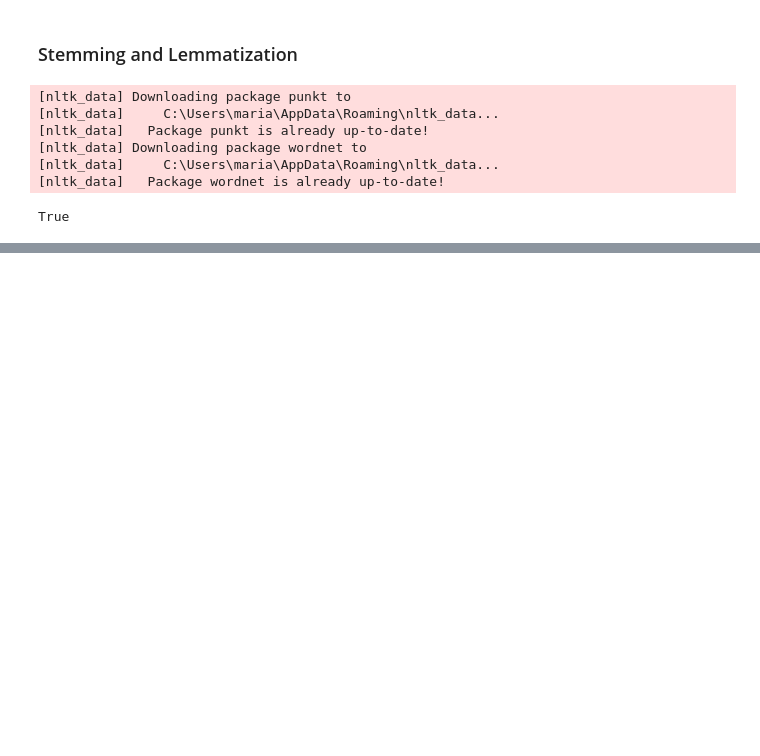
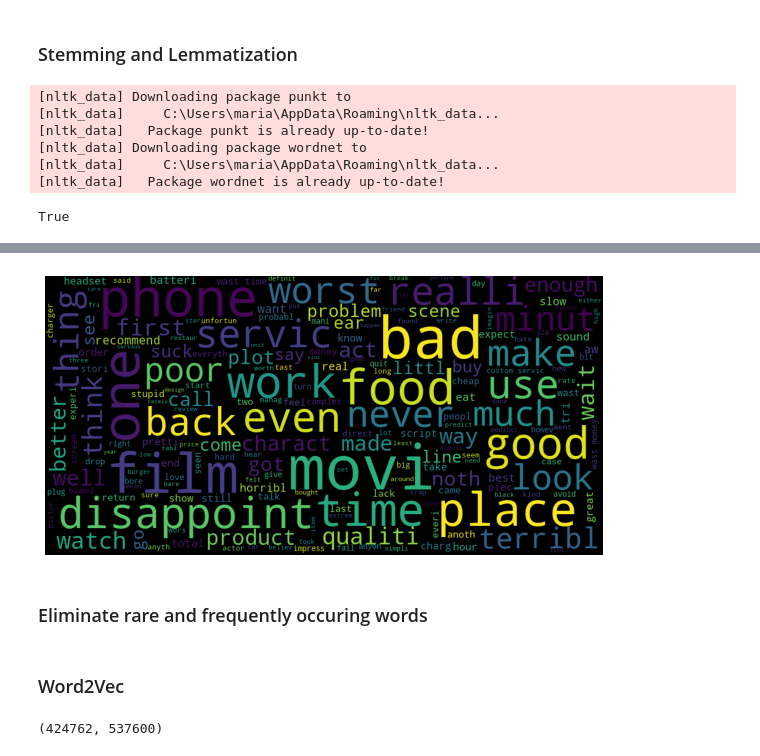
Before and after one commit to mariaaak/NLP---Sentiment-Analysis, a Jupyter notebook: Sentiment Analysis .ipynb, the cells around one changed output, grey strips where cells are left out. Cells and saved outputs as stored; diff of their text form; code cells hidden in the pictures; blank space fills up the shorter version.

```diff
--- a/Sentiment Analysis .ipynb
+++ b/Sentiment Analysis .ipynb
@@ -89,0 +141,21 @@ Name: Review, Length: 2769, dtype: object
+# %%
+wordcloud=WordCloud(width=1000, height=500, random_state=21, max_font_size=110).generate(negative_words)
+plt.figure(figsize=(10,7))
+plt.imshow(wordcloud)
+plt.axis('off')
+plt.show()
+# %% [output]
+[figure, added]
+# %% [markdown]
+### Eliminate rare and frequently occuring words
+# %% [markdown]
+### Word2Vec
+# %%
+from gensim import models
+tokenized = data_df['Review'].apply(lambda x: x.split())
+model_w2v = models.Word2Vec(tokenized,min_count=2,vector_size=500,alpha=0.03,
+                     min_alpha=0.0007)
+model_w2v.build_vocab(tokenized,progress_per=10000)
+model_w2v.train(tokenized, total_examples=model_w2v.corpus_count, epochs=30, report_delay=1)
+# %% [output]
+(424762, 537600)
```
Also changed, not shown: parts of 33 cells of this notebook.
